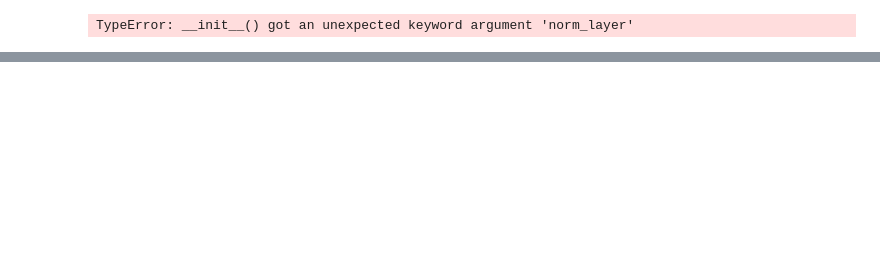
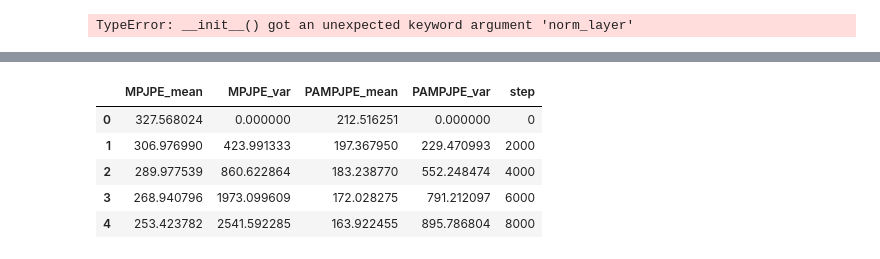
Before and after one commit to mkhoshle/Multiple_Human_Reconstruction, a Jupyter notebook: test_HOI.ipynb, the cells around one changed output, grey strips where cells are left out. Saved outputs shown, nothing was run; the diff lists cells and outputs as text; code cells hidden in the pictures; blank space fills up the shorter version.

```diff
--- a/test_HOI.ipynb
+++ b/test_HOI.ipynb
@@ -34,0 +75,35 @@ _resnet(Bottleneck, [3, 4, 6, 3], weights, progress, **kwargs)
+# %%
+f = lambda x: x.rstrip(';')
+df_val[[1]] = df_val[[1]].applymap(f)
+
+f = lambda x: x.replace("MPJPE:", "")
+df_val[[1]] = df_val[[1]].applymap(f)
+
+df_val[["MPJPE_mean","MPJPE_var"]] = df_val[1].str.split("|", expand = True)
+
+f = lambda x: float(x)
+df_val[["MPJPE_mean","MPJPE_var"]] = df_val[["MPJPE_mean","MPJPE_var"]].applymap(f)
+# %%
+f = lambda x: x.rstrip(';')
+df_val[[3]] = df_val[[3]].applymap(f)
+
+f = lambda x: x.replace("PAMPJPE:", "")
+df_val[[3]] = df_val[[3]].applymap(f)
+
+df_val[["PAMPJPE_mean","PAMPJPE_var"]] = df_val[3].str.split("|", expand = True)
+
+f = lambda x: float(x)
+df_val[["PAMPJPE_mean","PAMPJPE_var"]] = df_val[["PAMPJPE_mean","PAMPJPE_var"]].applymap(f)
+# %%
+df_val = df_val.drop([0,1,2,3],axis=1)
+# %%
+df_val['step'] = [i*2000 for i in range(len(df_val))]
+# %%
+df_val.head()
+# %% [output]
+|  | MPJPE_mean | MPJPE_var | PAMPJPE_mean | PAMPJPE_var | step |
+| 0 | 327.568024 | 0.000000 | 212.516251 | 0.000000 | 0 |
+| 1 | 306.976990 | 423.991333 | 197.367950 | 229.470993 | 2000 |
+| 2 | 289.977539 | 860.622864 | 183.238770 | 552.248474 | 4000 |
+| 3 | 268.940796 | 1973.099609 | 172.028275 | 791.212097 | 6000 |
+| 4 | 253.423782 | 2541.592285 | 163.922455 | 895.786804 | 8000 |
```
Also changed, not shown: parts of 8 cells of this notebook, 22 other files.
